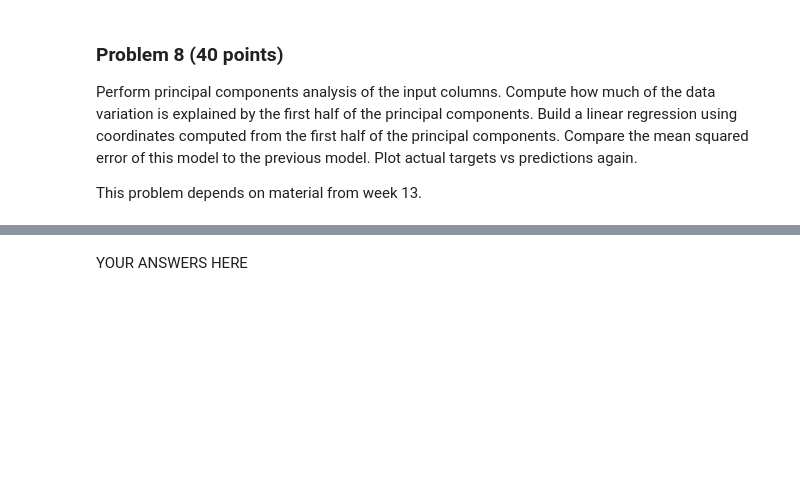
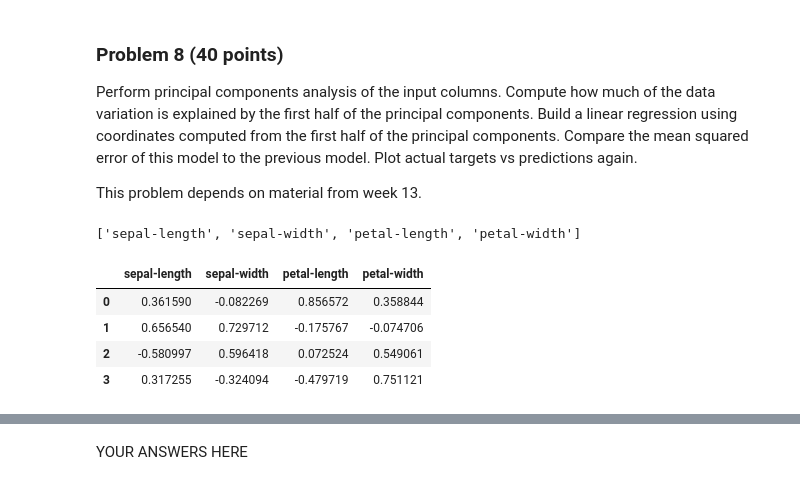
Before and after one commit to manningdbu/dx601-project-Manning, a Jupyter notebook: final_project.ipynb, the cells around one changed output, grey strips where cells are left out. Cells and saved outputs as stored; diff of their text form; code cells hidden in the pictures; blank space fills up the shorter version.

```diff
--- a/final_project.ipynb
+++ b/final_project.ipynb
@@ -443,0 +444,16 @@ This problem depends on material from week 13.
+# %%
+iris_pca_columns = [c for c in iris.columns if iris[c].dtype =='float64']
+iris_pca_columns
+# %% [output]
+['sepal-length', 'sepal-width', 'petal-length', 'petal-width']
+# %%
+iris_pca = PCA()
+iris_pca.fit(iris[iris_pca_columns].dropna())
+iris_components = pd.DataFrame(iris_pca.components_, columns=iris_pca_columns)
+iris_components
+# %% [output]
+|  | sepal-length | sepal-width | petal-length | petal-width |
+| 0 | 0.361590 | -0.082269 | 0.856572 | 0.358844 |
+| 1 | 0.656540 | 0.729712 | -0.175767 | -0.074706 |
+| 2 | -0.580997 | 0.596418 | 0.072524 | 0.549061 |
+| 3 | 0.317255 | -0.324094 | -0.479719 | 0.751121 |
```
Also changed, not shown: parts of 12 cells of this notebook.
